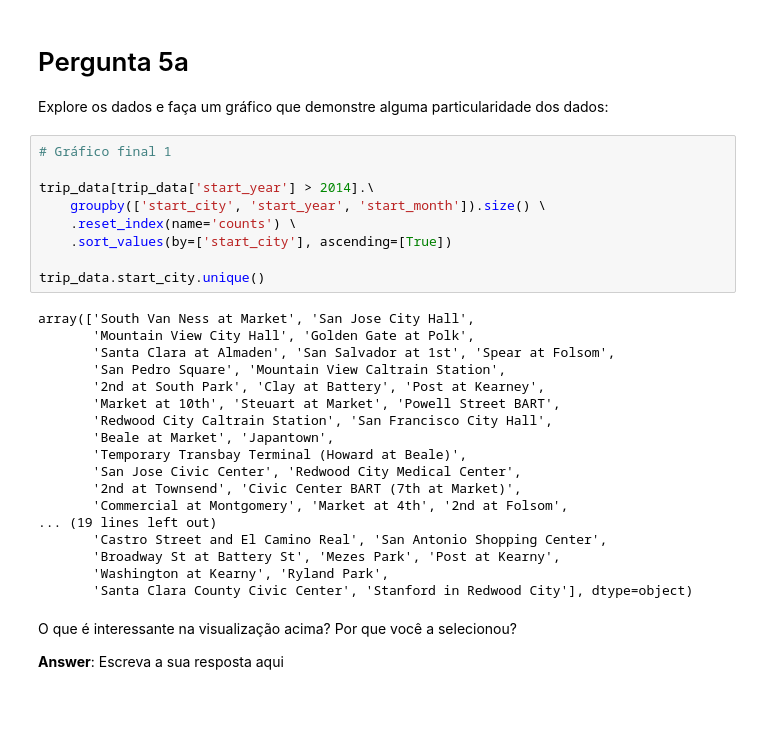
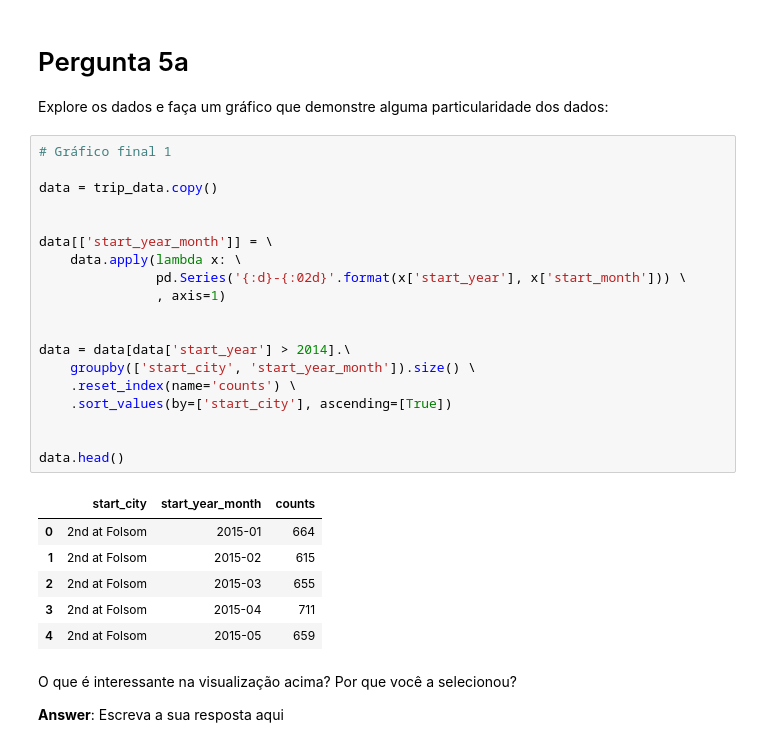
Before and after one commit to wfercosta/ndfdsi-bikeshareanalysis, a Jupyter notebook: Analise_Bay_Area_Bike_Share-NDFDSI.ipynb, the cells around one changed output. Saved outputs shown, nothing was run; the diff lists cells and outputs as text; blank space fills up the shorter version.

```diff
--- a/Analise_Bay_Area_Bike_Share-NDFDSI.ipynb
+++ b/Analise_Bay_Area_Bike_Share-NDFDSI.ipynb
@@ -544,30 +544,29 @@ Explore os dados e faça um gráfico que demonstre alguma particularidade dos da
 # %%
 # Gráfico final 1
 
-trip_data[trip_data['start_year'] > 2014].\
-    groupby(['start_city', 'start_year', 'start_month']).size() \
+data = trip_data.copy()
+
+
+data[['start_year_month']] = \
+    data.apply(lambda x: \
+               pd.Series('{:d}-{:02d}'.format(x['start_year'], x['start_month'])) \
+               , axis=1)
+
+
+data = data[data['start_year'] > 2014].\
+    groupby(['start_city', 'start_year_month']).size() \
     .reset_index(name='counts') \
     .sort_values(by=['start_city'], ascending=[True])
 
-trip_data.start_city.unique()
+
+data.head()
 # %% [output]
-array(['South Van Ness at Market', 'San Jose City Hall',
-       'Mountain View City Hall', 'Golden Gate at Polk',
-       'Santa Clara at Almaden', 'San Salvador at 1st', 'Spear at Folsom',
-       'San Pedro Square', 'Mountain View Caltrain Station',
-       '2nd at South Park', 'Clay at Battery', 'Post at Kearney',
-       'Market at 10th', 'Steuart at Market', 'Powell Street BART',
-       'Redwood City Caltrain Station', 'San Francisco City Hall',
-       'Beale at Market', 'Japantown',
-       'Temporary Transbay Terminal (Howard at Beale)',
-       'San Jose Civic Center', 'Redwood City Medical Center',
-       '2nd at Townsend', 'Civic Center BART (7th at Market)',
-       'Commercial at Montgomery', 'Market at 4th', '2nd at Folsom',
-... (19 lines left out)
-       'Castro Street and El Camino Real', 'San Antonio Shopping Center',
-       'Broadway St at Battery St', 'Mezes Park', 'Post at Kearny',
-       'Washington at Kearny', 'Ryland Park',
-       'Santa Clara County Civic Center', 'Stanford in Redwood City'], dtype=object)
+|  | start_city | start_year_month | counts |
+| 0 | 2nd at Folsom | 2015-01 | 664 |
+| 1 | 2nd at Folsom | 2015-02 | 615 |
+| 2 | 2nd at Folsom | 2015-03 | 655 |
+| 3 | 2nd at Folsom | 2015-04 | 711 |
+| 4 | 2nd at Folsom | 2015-05 | 659 |
 # %% [markdown]
 O que é interessante na visualização acima? Por que você a selecionou?
 
```
